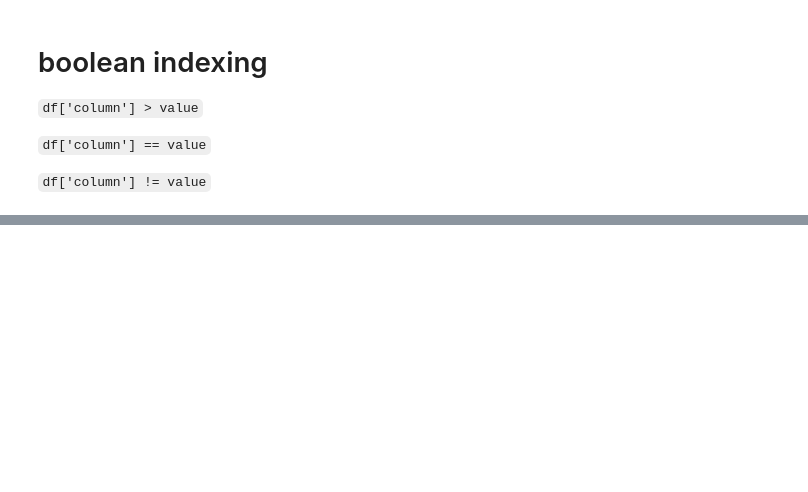
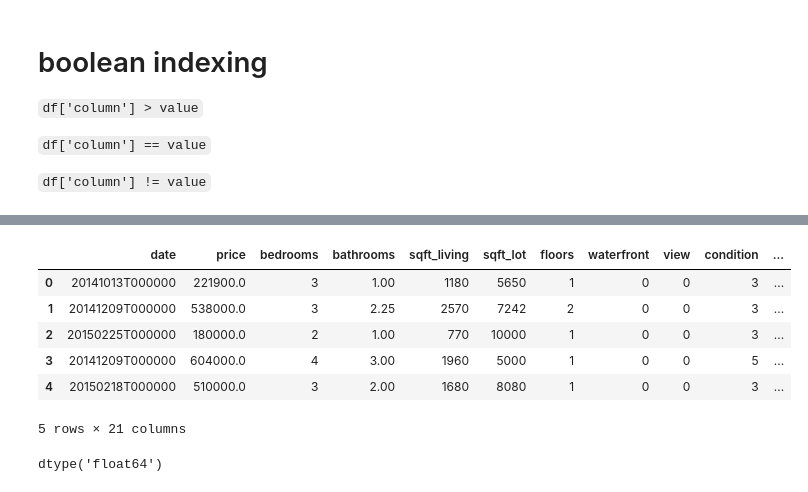
Before and after one commit to disha28118/immigration-analysis, a Jupyter notebook: pandas.ipynb, the cells around one changed output, grey strips where cells are left out. Saved outputs shown, nothing was run; the diff lists cells and outputs as text; code cells hidden in the pictures; blank space fills up the shorter version.

```diff
--- a/pandas.ipynb
+++ b/pandas.ipynb
@@ -613,0 +232,2 @@ df.query('price > 2000000 and condition == 5').sort_values('price')
+# %%
+df=df.drop(columns='dummy')
@@ -613,0 +238,18 @@ df.query('price > 2000000 and condition == 5').sort_values('price')
+# %%
+columns_seq=[ 'date', 'price', 'bedrooms', 'bathrooms', 'sqft_living',
+            'sqft_lot', 'floors', 'waterfront', 'view', 'condition', 'grade', 'sqft_above',
+            'sqft_basement', 'yr_built', 'yr_renovated', 'zipcode', 'lat', 'long', 'sqft_lot15', 'id', 'age']
+df=df[columns_seq].copy()
+df.head()
+# %% [output]
+|  | date | price | bedrooms | bathrooms | sqft_living | sqft_lot | floors | waterfront | view | condition | ... |
+| 0 | 20141013T000000 | 221900.0 | 3 | 1.00 | 1180 | 5650 | 1 | 0 | 0 | 3 | ... |
+| 1 | 20141209T000000 | 538000.0 | 3 | 2.25 | 2570 | 7242 | 2 | 0 | 0 | 3 | ... |
+| 2 | 20150225T000000 | 180000.0 | 2 | 1.00 | 770 | 10000 | 1 | 0 | 0 | 3 | ... |
+| 3 | 20141209T000000 | 604000.0 | 4 | 3.00 | 1960 | 5000 | 1 | 0 | 0 | 5 | ... |
+| 4 | 20150218T000000 | 510000.0 | 3 | 2.00 | 1680 | 8080 | 1 | 0 | 0 | 3 | ... |
+5 rows × 21 columns
+# %%
+df.floors.dtype
+# %% [output]
+dtype('float64')
```
Also changed, not shown: parts of 58 cells of this notebook.
